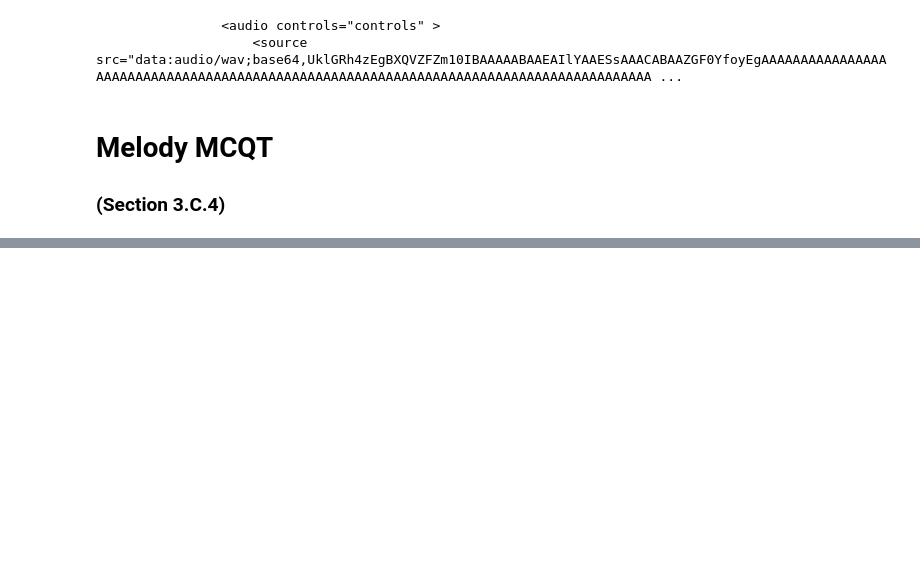
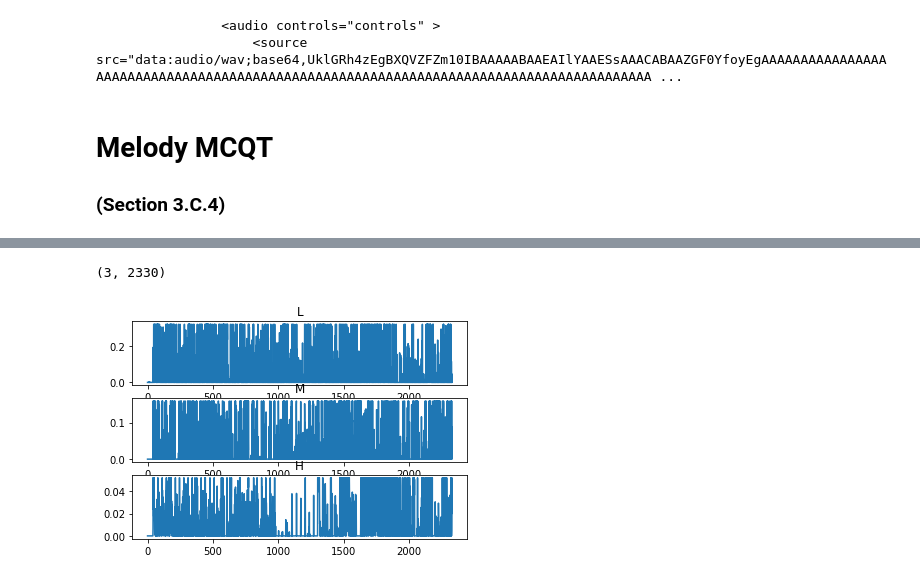
Before and after one commit to EgorDm/tempo_estimation_deep_learning, a Jupyter notebook: notebooks/features.ipynb, the cells around one changed output, grey strips where cells are left out. Drawn from its saved outputs; the diff is of its cells as text; code cells hidden in the pictures; blank space fills up the shorter version.

Commit message:
Added rhythm feature extraction

```diff
--- a/notebooks/features.ipynb
+++ b/notebooks/features.ipynb
@@ -31,0 +32,5 @@ q, f = features.extract_bass_lfs(x, sr, plot=True)
+# %%
+q, f = features.extract_rhythm_odf(x, sr, plot=True)
+# %% [output]
+(3, 2330)
+[figure, added]
```
Also changed, not shown: parts of 3 cells of this notebook, 2 other files.
